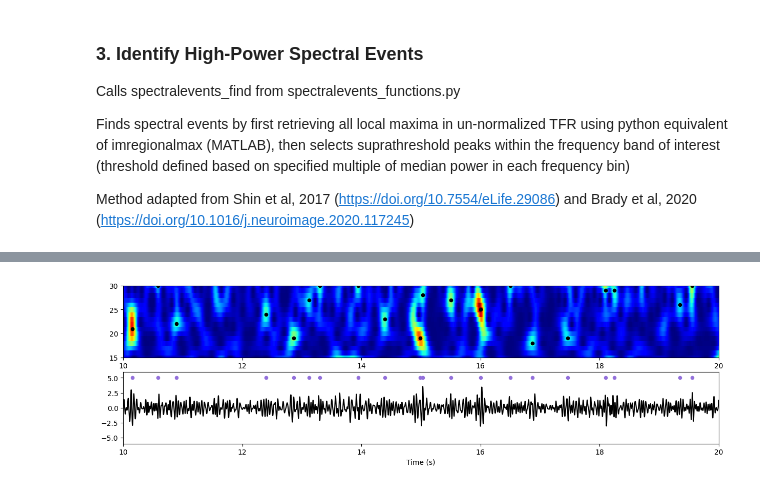
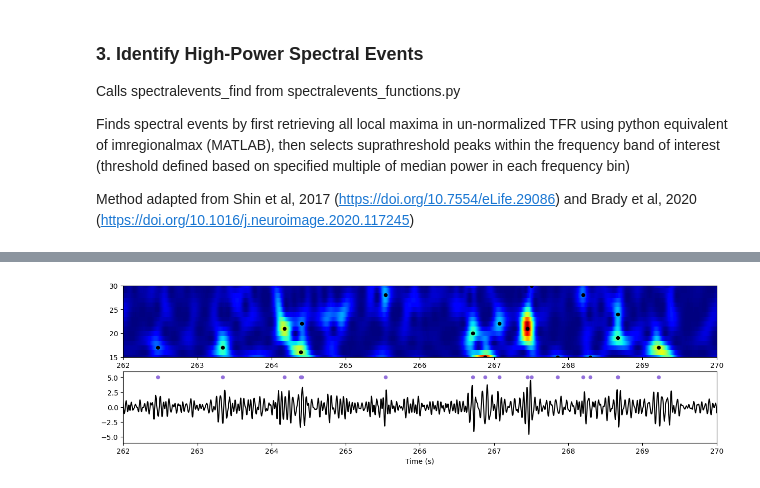
Before and after one commit to lindseypower/BurstDetection_Tutorials, a Jupyter notebook: Tutorials/Amplitude_thresholding.ipynb, the cells around one changed output, grey strips where cells are left out. Saved outputs shown, nothing was run; the diff lists cells and outputs as text; code cells hidden in the pictures.

```diff
--- a/Tutorials/Amplitude_thresholding.ipynb
+++ b/Tutorials/Amplitude_thresholding.ipynb
@@ -142,24 +142,24 @@ Burst Rate:
 # %%
 # Plot showing where the bursts are identified in the TFR along with a visualization of the corresponding times in the raw signal
 fig, axs = plt.subplots(2,1, figsize=(15,4))
 scale_val = 20
 
 # Plot TFR with overlaid burst times/frequencies
-TFR_crop = TFR[:,:,10000:20000]
-im = axs[0].pcolor(tVec[10000:20000], fVec, np.squeeze(TFR_crop), cmap='jet')
+TFR_crop = TFR[:,:,262000:270000]
+im = axs[0].pcolor(tVec[262000:270000], fVec, np.squeeze(TFR_crop), cmap='jet')
 axs[0].scatter(burst_df['Peak Time'], burst_df['Peak Frequency'] ,c='black',s=scale_val,zorder=1)
-axs[0].set_xlim(10,20)
+axs[0].set_xlim(262,270)
 axs[0].set_ylim(15,30)
 
 # Plot indication of burst peak times with respect to raw (bandpassed) time series
 beta_filt_dat = mne.filter.filter_data(np.squeeze(chan_data), Fs, l_freq=15.0, h_freq=30.0,verbose=False)
 times = np.arange(0,chan_data.shape[0])/Fs
 axs[1].plot(times,beta_filt_dat,zorder=0,c='black')
 axs[1].scatter(burst_df['Peak Time'], [5]*len(burst_df['Peak Time']) ,c='mediumpurple',s=scale_val,zorder=1)
 axs[1].set_ylim(-6,6)
-axs[1].set_xlim(10,20)
+axs[1].set_xlim(262,270)
 plt.xlabel('Time (s)')
 
 plt.show()
 # %% [output]
-[figure, old version]
+[figure, new version]
```
Also changed, not shown: parts of 6 cells of this notebook, 1 other file.
